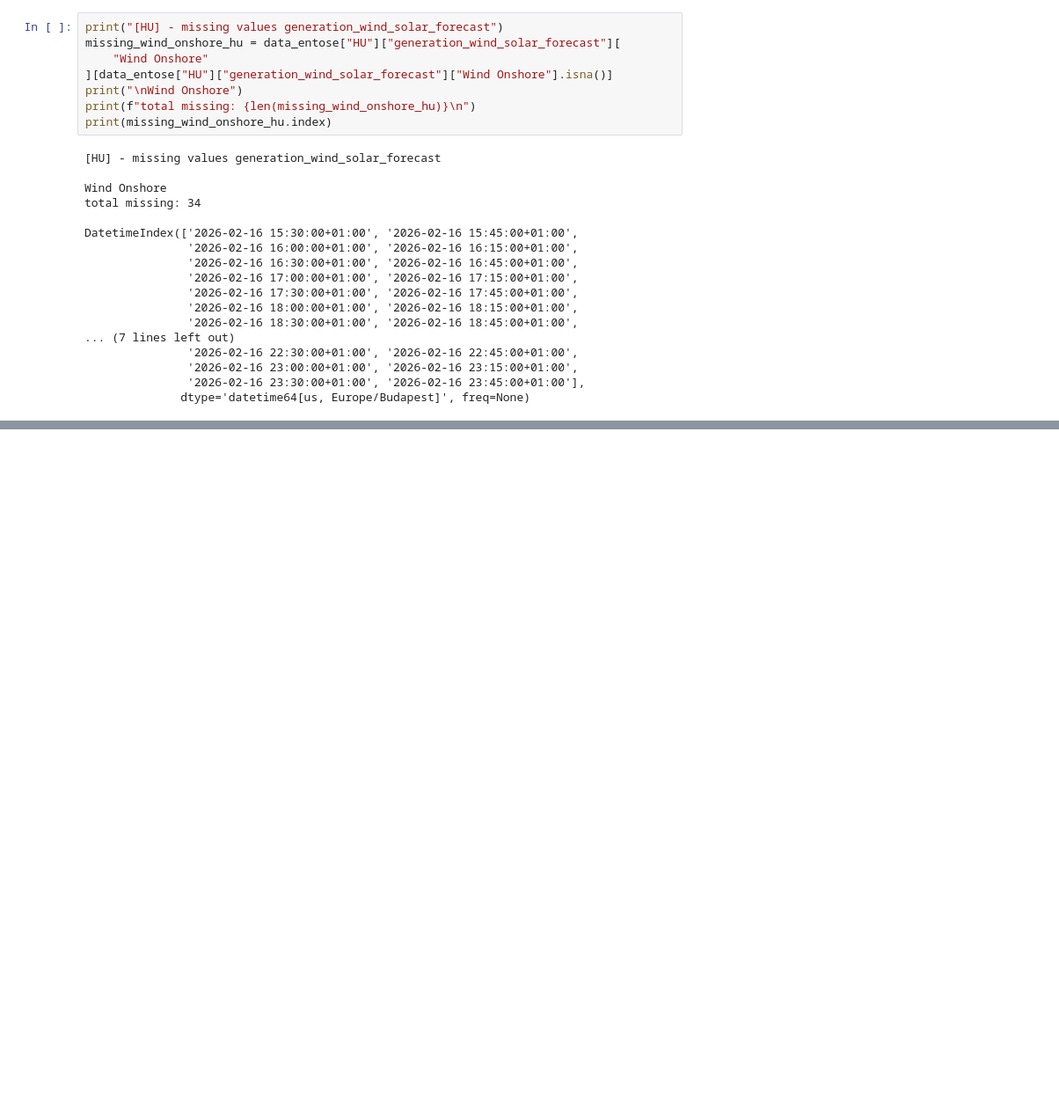
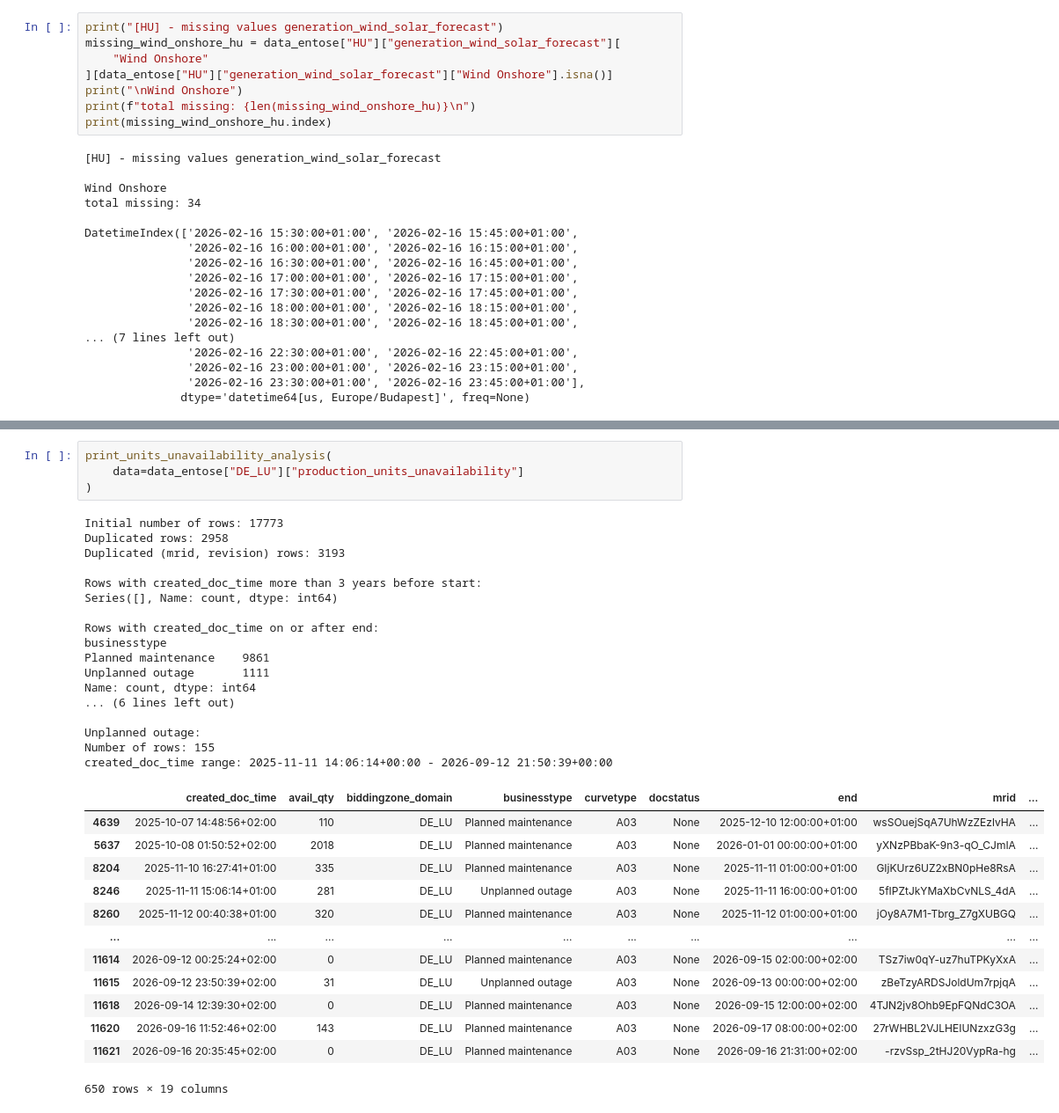
Before and after one commit to mateuszdoktor/day-ahead-electricity-price-forecasting, a Jupyter notebook: notebooks/01_per_source/03_ENTSOE_data_quality_audit.ipynb, the cells around one changed output, grey strips where cells are left out. Shown at 88% size. Drawn from its saved outputs; the diff is of its cells as text; blank space fills up the shorter version.

```diff
--- a/notebooks/01_per_source/03_ENTSOE_data_quality_audit.ipynb
+++ b/notebooks/01_per_source/03_ENTSOE_data_quality_audit.ipynb
@@ -506,0 +516,35 @@ Time steps:
+# %%
+print_units_unavailability_analysis(
+    data=data_entose["DE_LU"]["production_units_unavailability"]
+)
+# %% [output]
+Initial number of rows: 17773
+Duplicated rows: 2958
+Duplicated (mrid, revision) rows: 3193
+
+Rows with created_doc_time more than 3 years before start:
+Series([], Name: count, dtype: int64)
+
+Rows with created_doc_time on or after end:
+businesstype
+Planned maintenance    9861
+Unplanned outage       1111
+Name: count, dtype: int64
+... (6 lines left out)
+
+Unplanned outage:
+Number of rows: 155
+created_doc_time range: 2025-11-11 14:06:14+00:00 - 2026-09-12 21:50:39+00:00
+|  | created_doc_time | avail_qty | biddingzone_domain | businesstype | curvetype | docstatus | end | mrid | ... |
+| 4639 | 2025-10-07 14:48:56+02:00 | 110 | DE_LU | Planned maintenance | A03 | None | 2025-12-10 12:00:00+01:00 | wsSOuejSqA7UhWzZEzlvHA | ... |
+| 5637 | 2025-10-08 01:50:52+02:00 | 2018 | DE_LU | Planned maintenance | A03 | None | 2026-01-01 00:00:00+01:00 | yXNzPBbaK-9n3-qO_CJmIA | ... |
+| 8204 | 2025-11-10 16:27:41+01:00 | 335 | DE_LU | Planned maintenance | A03 | None | 2025-11-11 01:00:00+01:00 | GIjKUrz6UZ2xBN0pHe8RsA | ... |
+| 8246 | 2025-11-11 15:06:14+01:00 | 281 | DE_LU | Unplanned outage | A03 | None | 2025-11-11 16:00:00+01:00 | 5fIPZtJkYMaXbCvNLS_4dA | ... |
+| 8260 | 2025-11-12 00:40:38+01:00 | 320 | DE_LU | Planned maintenance | A03 | None | 2025-11-12 01:00:00+01:00 | jOy8A7M1-Tbrg_Z7gXUBGQ | ... |
+| ... | ... | ... | ... | ... | ... | ... | ... | ... | ... |
+| 11614 | 2026-09-12 00:25:24+02:00 | 0 | DE_LU | Planned maintenance | A03 | None | 2026-09-15 02:00:00+02:00 | TSz7iw0qY-uz7huTPKyXxA | ... |
+| 11615 | 2026-09-12 23:50:39+02:00 | 31 | DE_LU | Unplanned outage | A03 | None | 2026-09-13 00:00:00+02:00 | zBeTzyARDSJoldUm7rpjqA | ... |
+| 11618 | 2026-09-14 12:39:30+02:00 | 0 | DE_LU | Planned maintenance | A03 | None | 2026-09-15 12:00:00+02:00 | 4TJN2jv8Ohb9EpFQNdC3OA | ... |
+| 11620 | 2026-09-16 11:52:46+02:00 | 143 | DE_LU | Planned maintenance | A03 | None | 2026-09-17 08:00:00+02:00 | 27rWHBL2VJLHEIUNzxzG3g | ... |
+| 11621 | 2026-09-16 20:35:45+02:00 | 0 | DE_LU | Planned maintenance | A03 | None | 2026-09-16 21:31:00+02:00 | -rzvSsp_2tHJ20VypRa-hg | ... |
+650 rows × 19 columns
```
Also changed, not shown: parts of 49 cells of this notebook.
